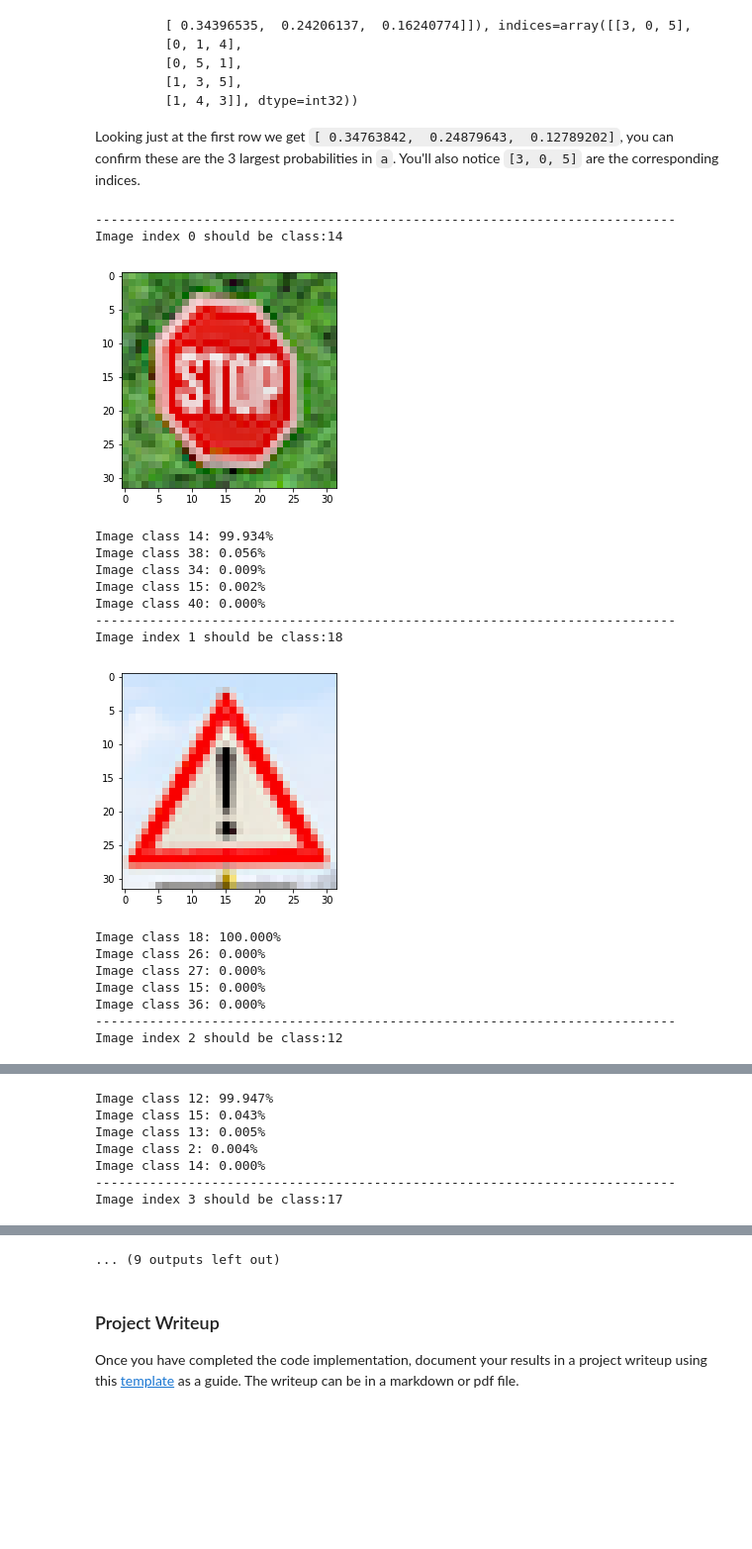
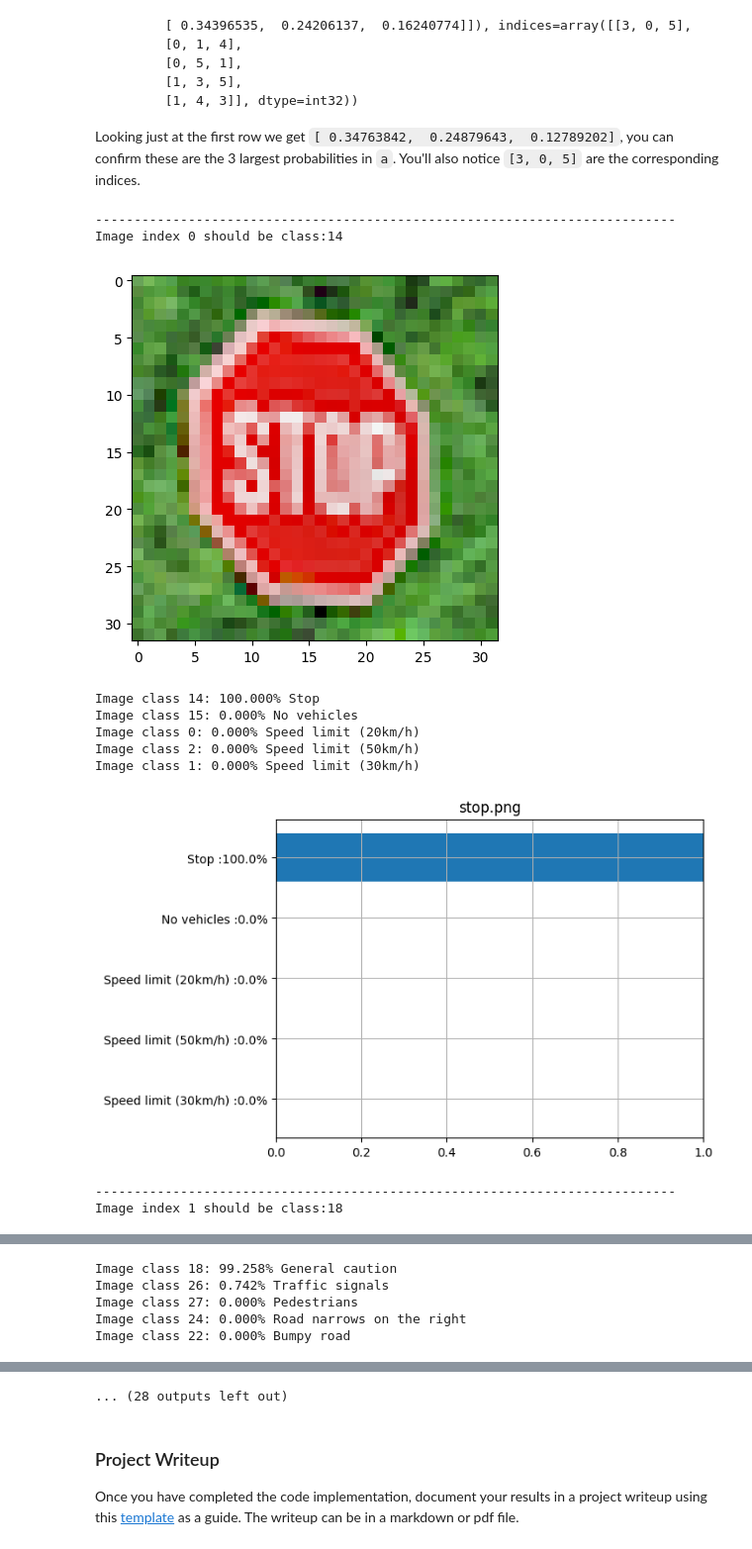
Before and after one commit to svec/CarND-Traffic-Sign-Classifier-Project, a Jupyter notebook: Traffic_Sign_Classifier.ipynb, the cells around one changed output, grey strips where cells are left out. Shown at 99% size. Cells and saved outputs as stored; diff of their text form; code cells hidden in the pictures; blank space fills up the shorter version.

```diff
--- a/Traffic_Sign_Classifier.ipynb
+++ b/Traffic_Sign_Classifier.ipynb
@@ -824,47 +874,52 @@ Looking just at the first row we get `[ 0.34763842,  0.24879643,  0.12789202]`,
 # %%
 ### Print out the top five softmax probabilities for the predictions on the German traffic sign images found on the web.
 ### Feel free to use as many code cells as needed.
 def show_web_image(index):
     image = found_images[index]
     plt.figure()
     plt.imshow(image.squeeze(), cmap='gray')
     plt.show()
 
 softmax = tf.nn.softmax(logits)
 
 with tf.Session() as sess:
     saver.restore(sess, tf.train.latest_checkpoint('.'))
 
-    softmax_out = sess.run(softmax, feed_dict={x: found_images_gray, keep_prob: 0.5})
+    softmax_out = sess.run(softmax, feed_dict={x: found_images_gray, keep_prob: 1.0})
 
-    top_k = sess.run(tf.nn.top_k(softmax, k=5), feed_dict={x: found_images_gray, keep_prob: 0.5})
+    top_k = sess.run(tf.nn.top_k(softmax, k=5), feed_dict={x: found_images_gray, keep_prob: 1.0})
 
 #print(top_k)
 #print(top_k.values.shape)
 
 for index, (percentages, class_numbers) in enumerate(zip(top_k.values, top_k.indices)):
     print("---------------------------------------------------------------------------")
     print("Image index {} should be class:{}".format(index, found_images_y[index]))
     show_web_image(index)
+    x_names = []
     for (certainty, class_number) in zip(percentages, class_numbers):
         pct = certainty * 100
-        print("Image class {}: {:02.3f}%".format(class_number, pct))
+        print("Image class {}: {:02.3f}% {}".format(class_number, pct, class_sign_dict[class_number]))
+        x_names.append(class_sign_dict[class_number] + " :" + str(round(pct,2)) + "%")
+
+    x_names.reverse() # in place
+    x_points = list(range(1, len(percentages)+1))
+    percent_to_plot = percentages[::-1]
+    plt.barh(x_points, percent_to_plot)
+    plt.xlim(0,1.0)
+    plt.yticks(x_points, x_names)
+    plt.title(file_class_list[index][0])
+    plt.grid()
+    plt.show()
 # %% [output]
 ---------------------------------------------------------------------------
 Image index 0 should be class:14
-[figure, old version]
+[figure, new version]
-Image class 14: 99.934%
-Image class 38: 0.056%
-Image class 34: 0.009%
-Image class 15: 0.002%
-Image class 40: 0.000%
----------------------------------------------------------------------------
-Image index 1 should be class:18
+Image class 14: 100.000% Stop
+Image class 15: 0.000% No vehicles
+Image class 0: 0.000% Speed limit (20km/h)
+Image class 2: 0.000% Speed limit (50km/h)
+Image class 1: 0.000% Speed limit (30km/h)
-[figure, old version]
+[figure, new version]
-Image class 18: 100.000%
-Image class 26: 0.000%
-Image class 27: 0.000%
-Image class 15: 0.000%
-Image class 36: 0.000%
 ---------------------------------------------------------------------------
-Image index 2 should be class:12
+Image index 1 should be class:18
@@ -872,7 +927,5 @@ Image index 2 should be class:12
-Image class 12: 99.947%
-Image class 15: 0.043%
-Image class 13: 0.005%
-Image class 2: 0.004%
-Image class 14: 0.000%
----------------------------------------------------------------------------
-Image index 3 should be class:17
+Image class 18: 99.258% General caution
+Image class 26: 0.742% Traffic signals
+Image class 27: 0.000% Pedestrians
+Image class 24: 0.000% Road narrows on the right
+Image class 22: 0.000% Bumpy road
@@ -896,4 +942,4 @@ Image index 5 should be class:7
-... (9 outputs left out)
+... (28 outputs left out)
 # %% [markdown]
 ### Project Writeup
 
```
Also changed, not shown: parts of 3 cells of this notebook, 12 other files.
